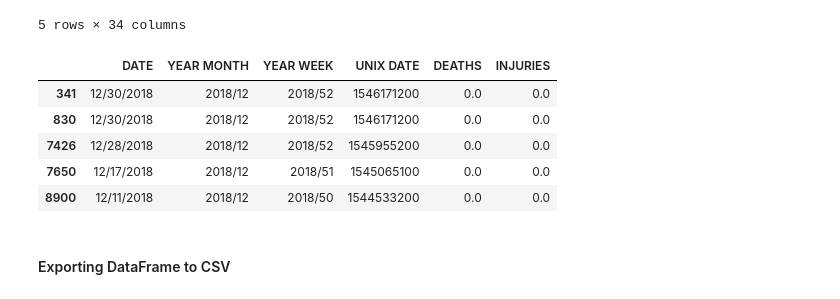
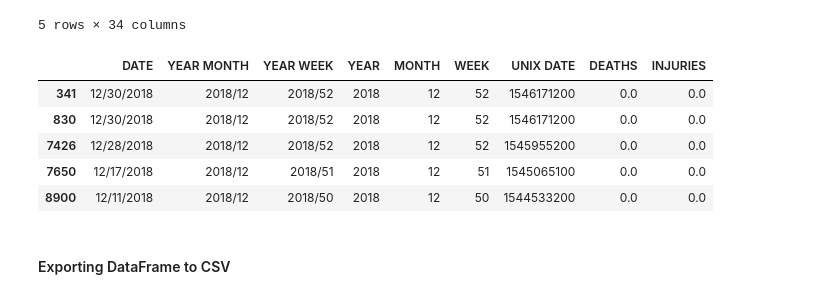
Before and after one commit to huntercash/ProjectOne, a Jupyter notebook: master_notebooks/cleaning.ipynb, the cells around one changed output. Cells and saved outputs as stored; diff of their text form; code cells hidden in the pictures.

```diff
--- a/master_notebooks/cleaning.ipynb
+++ b/master_notebooks/cleaning.ipynb
@@ -134,15 +116,15 @@ renamed['YEAR WEEK'] = renamed['YEAR'].map(str) + "/" + renamed['WEEK'].map(str)
 renamed['YEAR MONTH'] = renamed['YEAR'].map(str) + "/" + renamed['MONTH'].map(str)
 # %%
 # Creating a new DataFrame that removes the unwanted columns
-final_nyc_data = renamed[['DATE', 'YEAR MONTH', 'YEAR WEEK', 'UNIX DATE', 'DEATHS', 'INJURIES']]
+final_nyc_data = renamed[['DATE', 'YEAR MONTH', 'YEAR WEEK', 'YEAR', 'MONTH','WEEK', 'UNIX DATE', 'DEATHS', 'INJURIES']]
 final_nyc_data.head()
 # %% [output]
-|  | DATE | YEAR MONTH | YEAR WEEK | UNIX DATE | DEATHS | INJURIES |
-| 341 | 12/30/2018 | 2018/12 | 2018/52 | 1546171200 | 0.0 | 0.0 |
-| 830 | 12/30/2018 | 2018/12 | 2018/52 | 1546171200 | 0.0 | 0.0 |
-| 7426 | 12/28/2018 | 2018/12 | 2018/52 | 1545955200 | 0.0 | 0.0 |
-| 7650 | 12/17/2018 | 2018/12 | 2018/51 | 1545065100 | 0.0 | 0.0 |
-| 8900 | 12/11/2018 | 2018/12 | 2018/50 | 1544533200 | 0.0 | 0.0 |
+|  | DATE | YEAR MONTH | YEAR WEEK | YEAR | MONTH | WEEK | UNIX DATE | DEATHS | INJURIES |
+| 341 | 12/30/2018 | 2018/12 | 2018/52 | 2018 | 12 | 52 | 1546171200 | 0.0 | 0.0 |
+| 830 | 12/30/2018 | 2018/12 | 2018/52 | 2018 | 12 | 52 | 1546171200 | 0.0 | 0.0 |
+| 7426 | 12/28/2018 | 2018/12 | 2018/52 | 2018 | 12 | 52 | 1545955200 | 0.0 | 0.0 |
+| 7650 | 12/17/2018 | 2018/12 | 2018/51 | 2018 | 12 | 51 | 1545065100 | 0.0 | 0.0 |
+| 8900 | 12/11/2018 | 2018/12 | 2018/50 | 2018 | 12 | 50 | 1544533200 | 0.0 | 0.0 |
 # %% [markdown]
 #### Exporting DataFrame to CSV
 # %%
```
Also changed, not shown: parts of 25 cells of this notebook, 4 other files.
